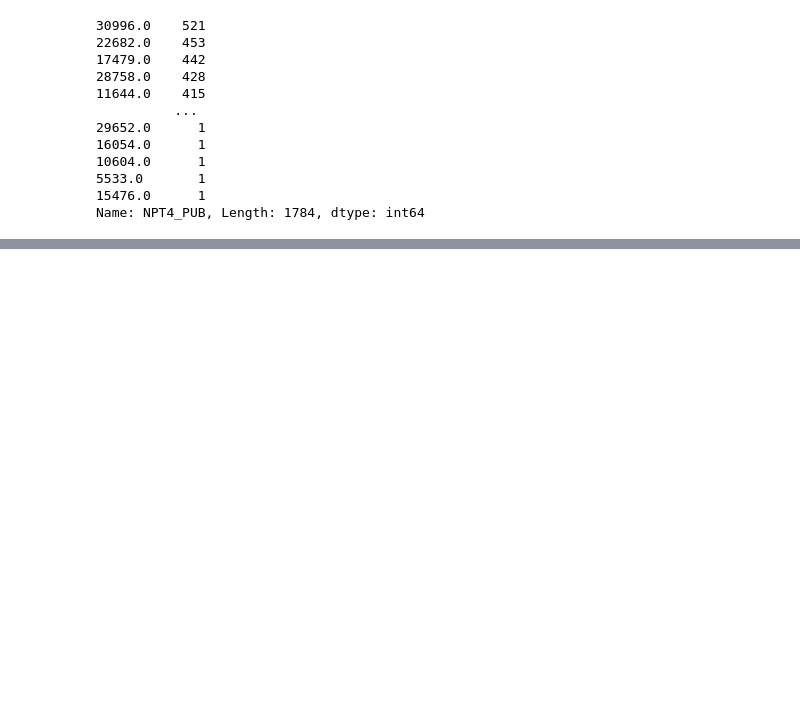
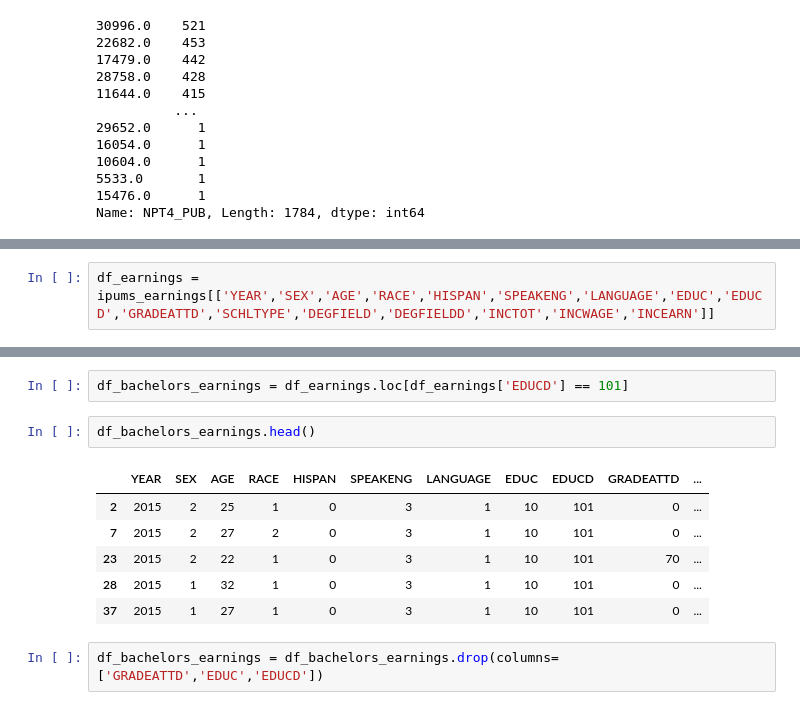
Before and after one commit to CDM-College-ROI/capstone_working_repo, a Jupyter notebook: ds_folder/david_working_notebook.ipynb, the cells around one changed output, grey strips where cells are left out. Saved outputs shown, nothing was run; the diff lists cells and outputs as text; blank space fills up the shorter version.

```diff
--- a/ds_folder/david_working_notebook.ipynb
+++ b/ds_folder/david_working_notebook.ipynb
@@ -62,0 +377,2 @@ Name: NPT4_PUB, Length: 1784, dtype: int64
+# %%
+df_earnings = ipums_earnings[['YEAR','SEX','AGE','RACE','HISPAN','SPEAKENG','LANGUAGE','EDUC','EDUCD','GRADEATTD','SCHLTYPE','DEGFIELD','DEGFIELDD','INCTOT','INCWAGE','INCEARN']]
@@ -62,0 +428,13 @@ Name: NPT4_PUB, Length: 1784, dtype: int64
+# %%
+df_bachelors_earnings = df_earnings.loc[df_earnings['EDUCD'] == 101]
+# %%
+df_bachelors_earnings.head()
+# %% [output]
+|  | YEAR | SEX | AGE | RACE | HISPAN | SPEAKENG | LANGUAGE | EDUC | EDUCD | GRADEATTD | ... |
+| 2 | 2015 | 2 | 25 | 1 | 0 | 3 | 1 | 10 | 101 | 0 | ... |
+| 7 | 2015 | 2 | 27 | 2 | 0 | 3 | 1 | 10 | 101 | 0 | ... |
+| 23 | 2015 | 2 | 22 | 1 | 0 | 3 | 1 | 10 | 101 | 70 | ... |
+| 28 | 2015 | 1 | 32 | 1 | 0 | 3 | 1 | 10 | 101 | 0 | ... |
+| 37 | 2015 | 1 | 27 | 1 | 0 | 3 | 1 | 10 | 101 | 0 | ... |
+# %%
+df_bachelors_earnings = df_bachelors_earnings.drop(columns=['GRADEATTD','EDUC','EDUCD'])
```
Also changed, not shown: parts of 21 cells of this notebook, 1 other file.
